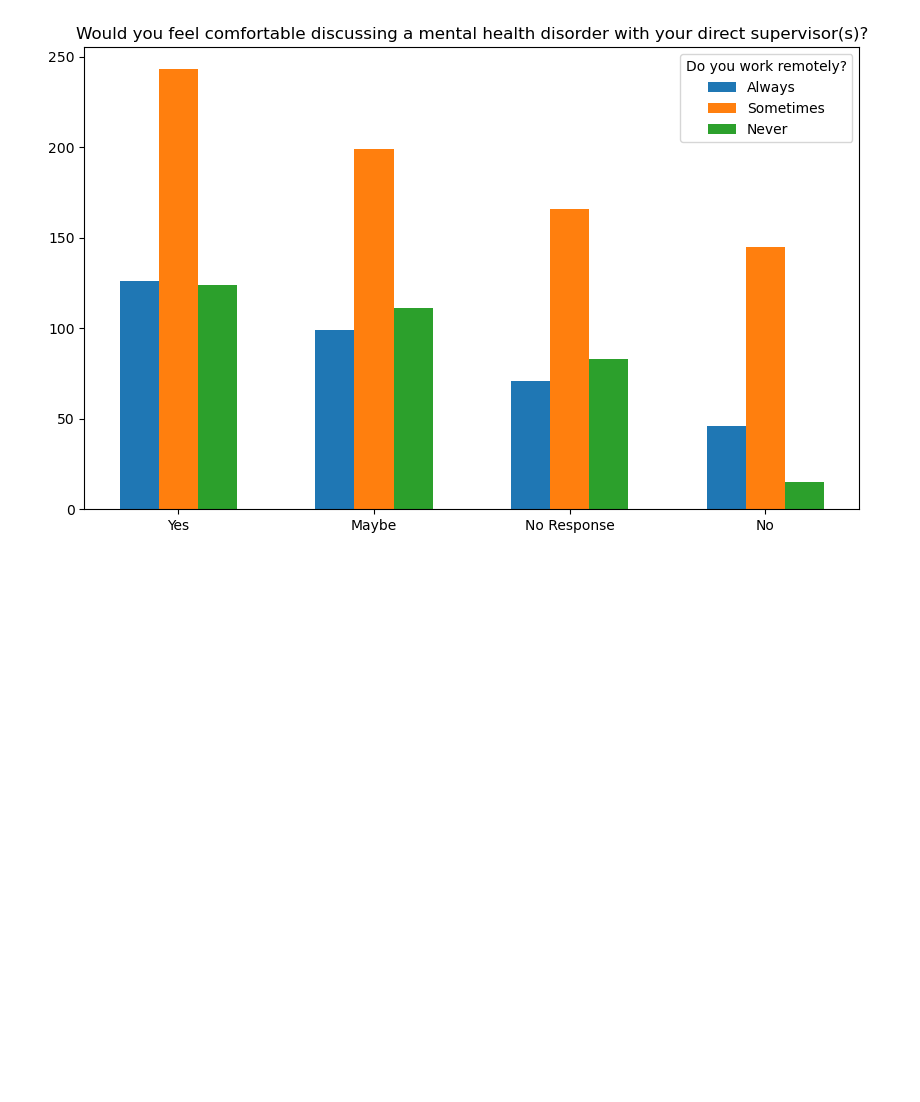
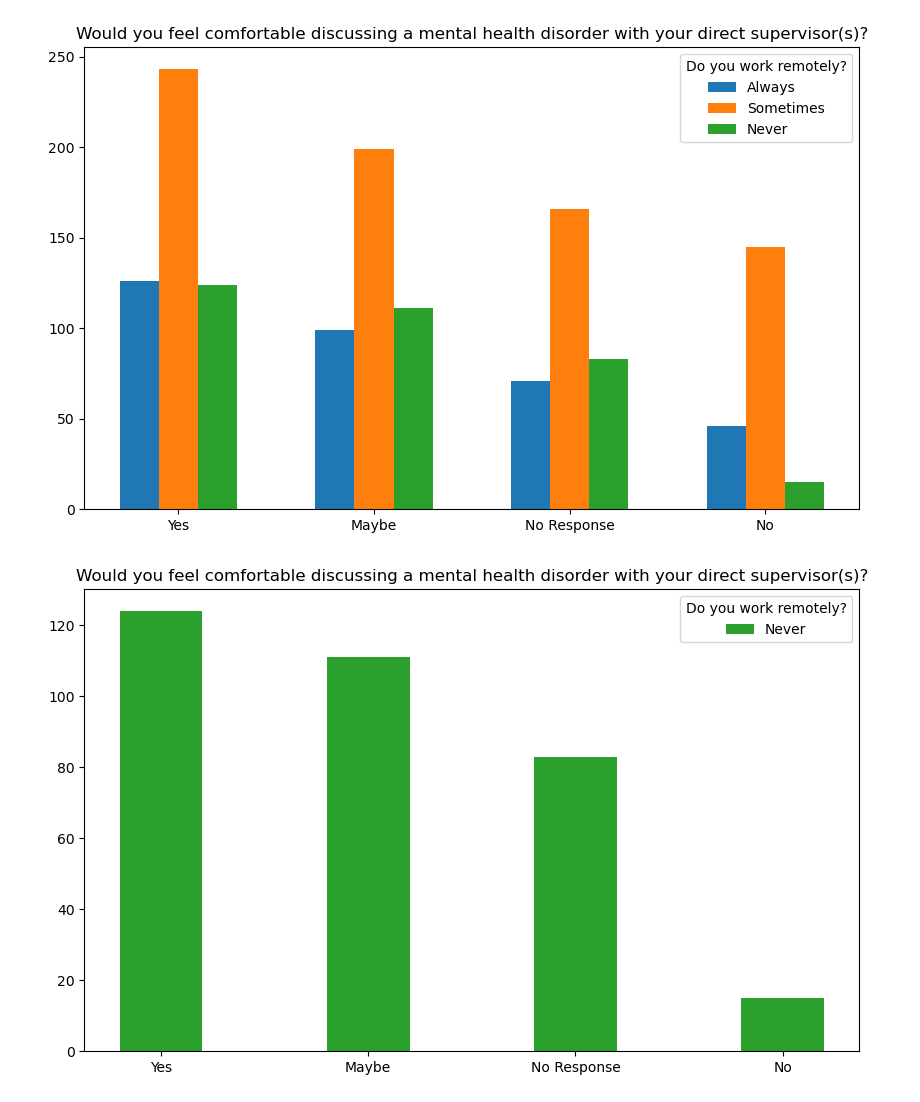
Before and after one commit to SecondHandSushi/Project-1-Mental-Tech, a Jupyter notebook: Remote_v_Q.ipynb, the cells around one changed output. Saved outputs shown, nothing was run; the diff lists cells and outputs as text; code cells hidden in the pictures; blank space fills up the shorter version.

Commit message:
Graph Updates

```diff
--- a/Remote_v_Q.ipynb
+++ b/Remote_v_Q.ipynb
@@ -54,3 +55,18 @@ plt.legend(title='Do you work remotely?')
 plt.show()
 # %% [output]
 [figure]
+# %%
+plt.figure(figsize=(10, 6))
+
+bar_width = 0.4
+plt.bar(positions, never_counts, width=bar_width, label='Never', align='center', color='#2ca02c')
+
+plt.xticks(positions, categories)
+
+plt.title('Would you feel comfortable discussing a mental health disorder with your direct supervisor(s)?')
+plt.legend()
+plt.legend(title='Do you work remotely?')
+plt.savefig('Outputs/never_remote_comf_sup.png')
+plt.show()
+# %% [output]
+[figure, added]
```
Also changed, not shown: parts of 3 cells of this notebook, 4 other files.
